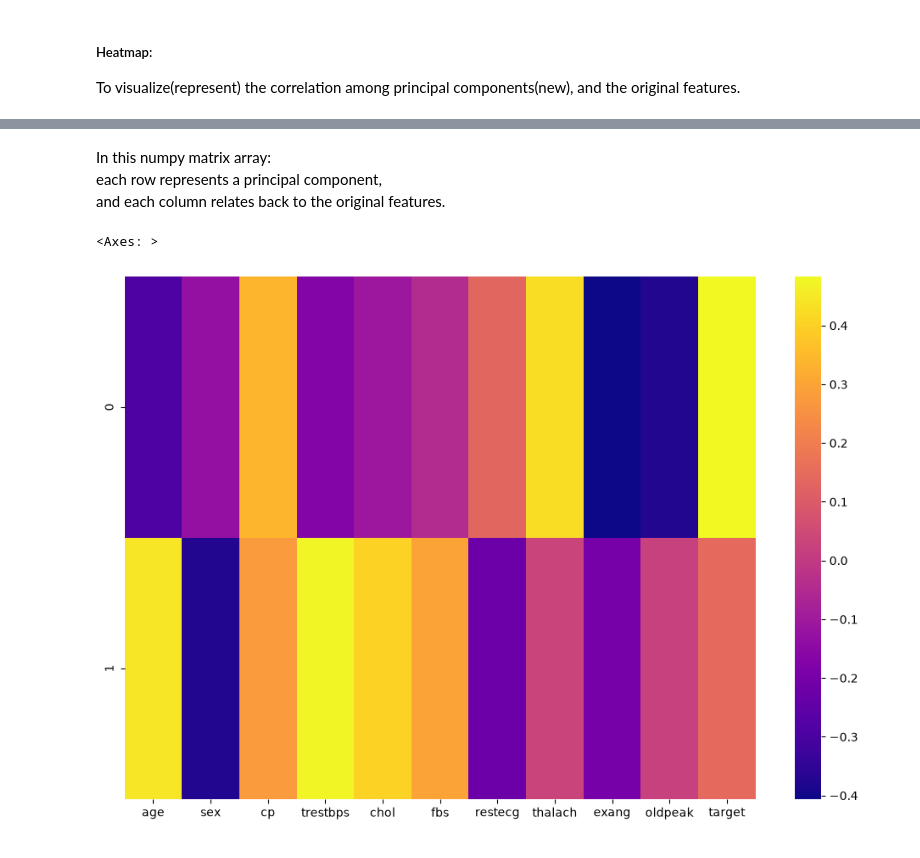
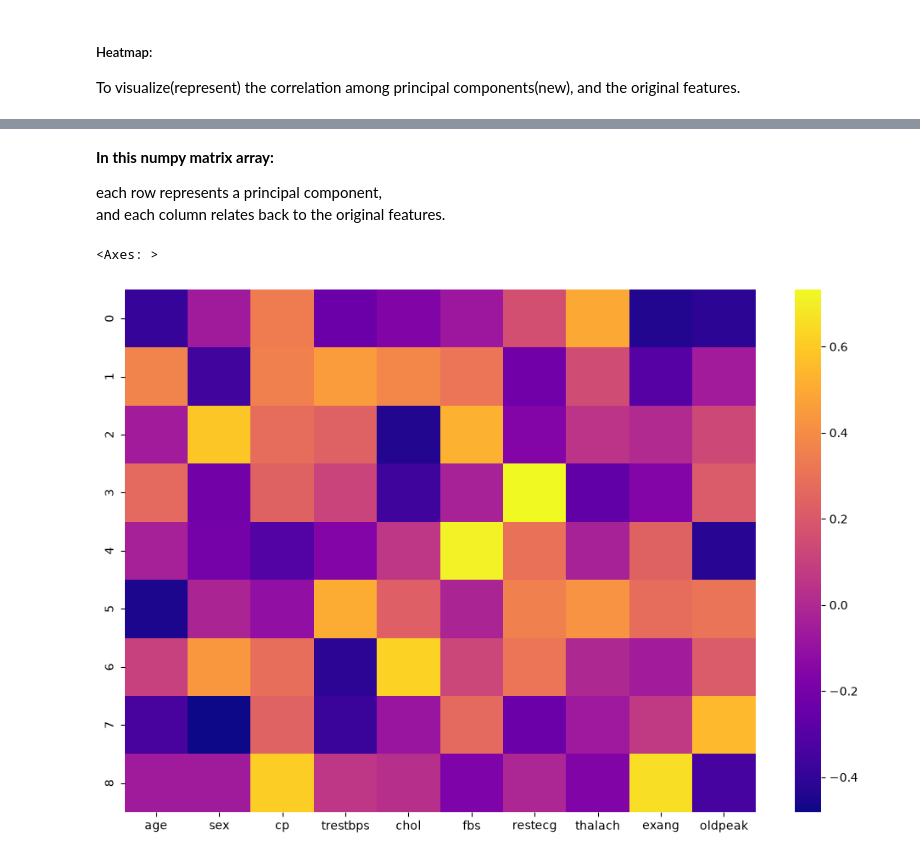
Before and after one commit to zaldin474/intership-progress, a Jupyter notebook: internship/week5/day3/jupy_day3.ipynb, the cells around one changed output, grey strips where cells are left out. Cells and saved outputs as stored; diff of their text form; code cells hidden in the pictures.

```diff
--- a/internship/week5/day3/jupy_day3.ipynb
+++ b/internship/week5/day3/jupy_day3.ipynb
@@ -18,5 +18,13 @@ from sklearn.preprocessing import StandardScaler
 # %%
 df = pd.read_csv("cardiac arrest dataset-selected-columns.csv")
 # %%
-df.info()
+
+print("Original shape:", df.shape)
+print("Missing values:", df.isna().sum().sum())
+print("Duplicate rows:", df.duplicated().sum())
+
+df = df.drop_duplicates().copy()
+print("Shape after removing duplicates:", df.shape)
+
+df.head()
 # %% [output]
@@ -41,7 +41,11 @@ memory usage: 88.2 KB
 # %%
-print(df.head(4))
-print("")
-print (df.columns)
-print("")
-print (df.shape)
+X = df.drop(columns=["target"]).copy()
+y = df["target"].copy()
+
+scaler = StandardScaler()
+X_scaled = scaler.fit_transform(X)
+
+print("Feature matrix shape:", X.shape)
+print("Scaled matrix shape:", X_scaled.shape)
+print("Features:", list(X.columns))
 # %% [output]
@@ -92,15 +63,10 @@ greatest variance in the data.
 - The second the next most.(perpendicular to the first), and so..
 # %% [markdown]
 ##### Fit the model
-# %%
-X = df
-
-X_scaled = StandardScaler().fit_transform(X) # scale data
-
-pca = PCA(n_components=2) # instanciate model
-
-X_pca = pca.fit_transform(X_scaled)
 # %%
+pca = PCA(n_components=9) # instanciate model
+X_pca = pca.fit_transform(X_scaled)
+
 print("Before PCA shape:", X.shape)
 print ("After PCA shape:", X_pca.shape)
 # %% [output]
@@ -178,12 +184,13 @@ print(pca.components_)
 # %% [markdown]
-In this numpy matrix array:
+**In this numpy matrix array:**
+
  each row represents a principal component,
   and each column relates back to the original features.
 # %%
-df_components = pd.DataFrame(pca.components_, columns = df.columns)
+df_components = pd.DataFrame(pca.components_, columns = X.columns)
 
 plt.figure(figsize=(12,8))
 sns.heatmap(df_components, cmap='plasma')
 # %% [output]
 <Axes: >
-[figure, old version]
+[figure, new version]
```
Also changed, not shown: parts of 16 cells of this notebook.
